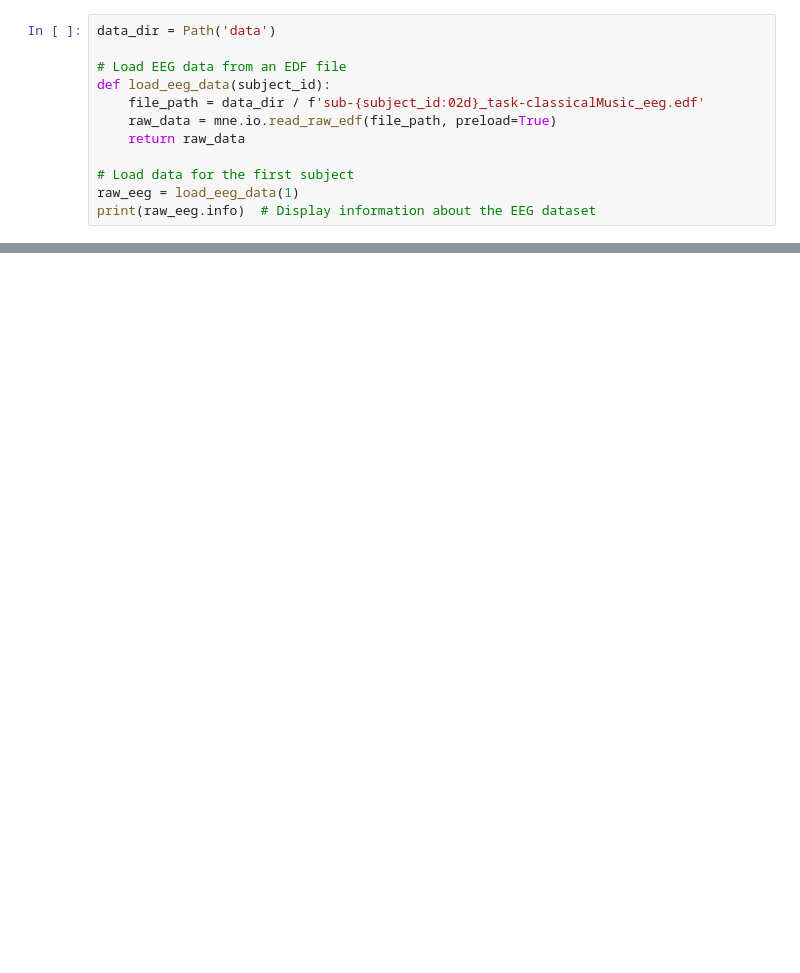
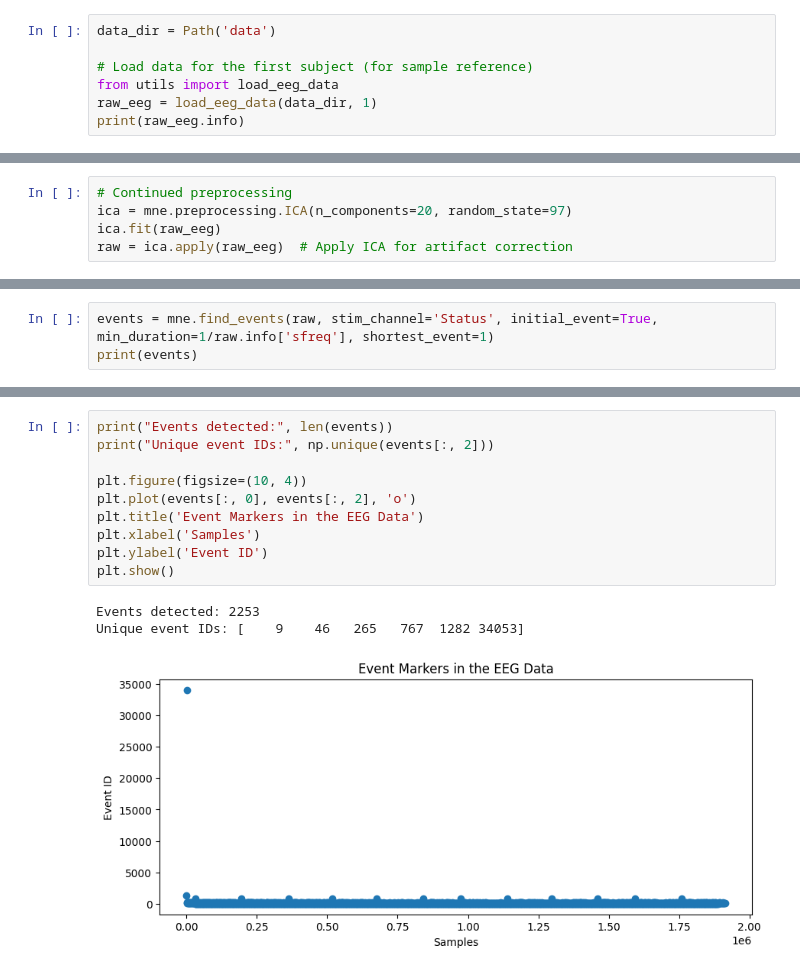
Before and after one commit to danielathome19/Pianoid-EEG-NN, a Jupyter notebook: main.ipynb, the cells around one changed output, grey strips where cells are left out. Saved outputs shown, nothing was run; the diff lists cells and outputs as text; blank space fills up the shorter version.

Commit message:
Initial commit

```diff
--- a/main.ipynb
+++ b/main.ipynb
@@ -19,12 +39,7 @@ WARNING:tensorflow:From d:\My Drive\Resources\Dev Stuff\Python\Organoid Intellig
 # %%
 data_dir = Path('data')
 
-# Load EEG data from an EDF file
-def load_eeg_data(subject_id):
-    file_path = data_dir / f'sub-{subject_id:02d}_task-classicalMusic_eeg.edf'
-    raw_data = mne.io.read_raw_edf(file_path, preload=True)
-    return raw_data
-
-# Load data for the first subject
-raw_eeg = load_eeg_data(1)
-print(raw_eeg.info)  # Display information about the EEG dataset
+# Load data for the first subject (for sample reference)
+from utils import load_eeg_data
+raw_eeg = load_eeg_data(data_dir, 1)
+print(raw_eeg.info)
@@ -34,0 +86,5 @@ raw_eeg.plot(duration=60, n_channels=20)  # TODO: may need to modify
+# %%
+# Continued preprocessing
+ica = mne.preprocessing.ICA(n_components=20, random_state=97)
+ica.fit(raw_eeg)
+raw = ica.apply(raw_eeg)  # Apply ICA for artifact correction
@@ -34,0 +103,3 @@ raw_eeg.plot(duration=60, n_channels=20)  # TODO: may need to modify
+# %%
+events = mne.find_events(raw, stim_channel='Status', initial_event=True, min_duration=1/raw.info['sfreq'], shortest_event=1)
+print(events)
@@ -34,0 +116,14 @@ raw_eeg.plot(duration=60, n_channels=20)  # TODO: may need to modify
+# %%
+print("Events detected:", len(events))
+print("Unique event IDs:", np.unique(events[:, 2]))
+
+plt.figure(figsize=(10, 4))
+plt.plot(events[:, 0], events[:, 2], 'o')
+plt.title('Event Markers in the EEG Data')
+plt.xlabel('Samples')
+plt.ylabel('Event ID')
+plt.show()
+# %% [output]
+Events detected: 2253
+Unique event IDs: [    9    46   265   767  1282 34053]
+[figure, added]
```
Also changed, not shown: parts of 14 cells of this notebook, 24 other files.
